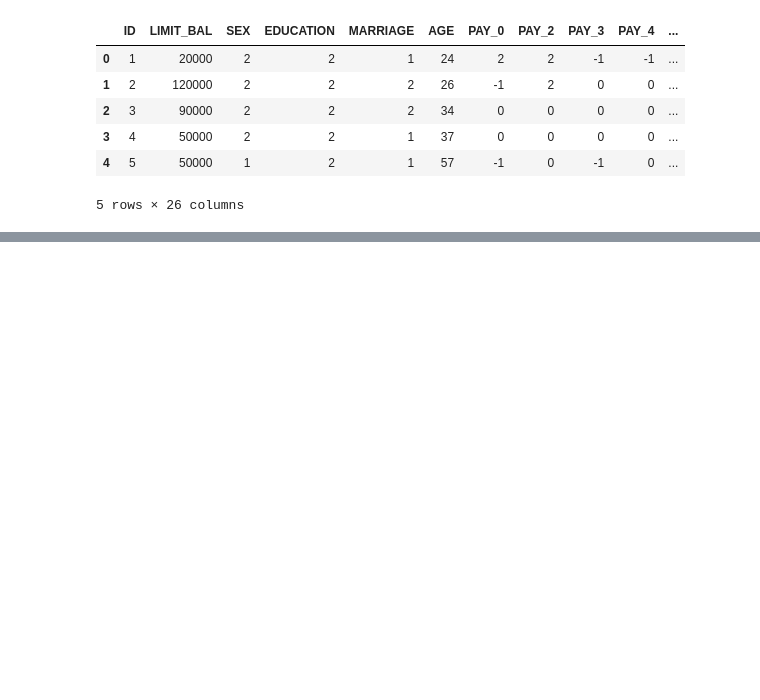
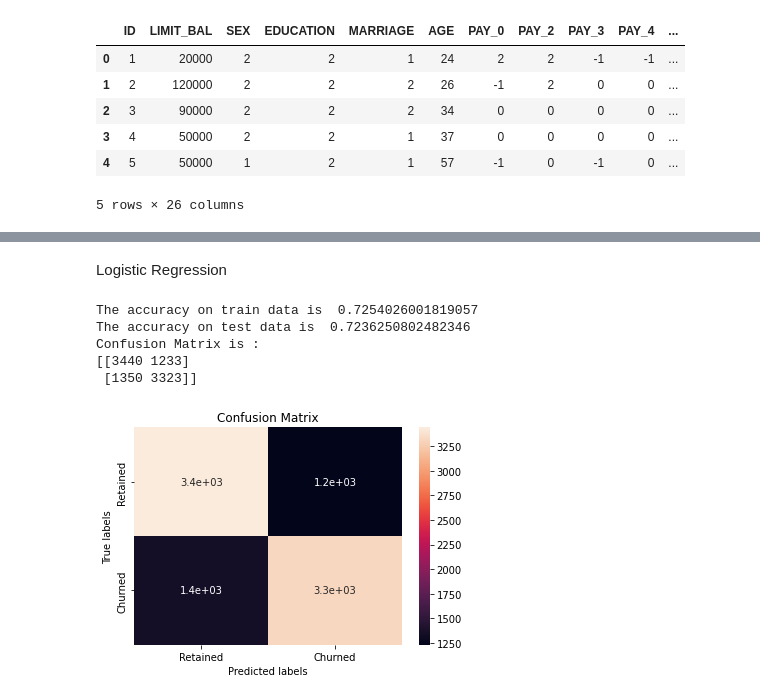
Before and after one commit to MiteshBhanushali/Credit-Card-Default, a Jupyter notebook: Copy_of_Credit_Card_Default_Prediction_Capstone_Project.ipynb, the cells around one changed output, grey strips where cells are left out. Saved outputs shown, nothing was run; the diff lists cells and outputs as text; code cells hidden in the pictures; blank space fills up the shorter version.

```diff
--- a/Copy_of_Credit_Card_Default_Prediction_Capstone_Project.ipynb
+++ b/Copy_of_Credit_Card_Default_Prediction_Capstone_Project.ipynb
@@ -390,0 +469,46 @@ df_final.AGE  = df_final.AGE.astype("int64")
+# %%
+num_column=['LIMIT_BAL','AGE','BILL_AMT1','BILL_AMT2','BILL_AMT3','BILL_AMT4','BILL_AMT5','BILL_AMT6','PAY_AMT1','PAY_AMT2','PAY_AMT3','PAY_AMT4','PAY_AMT5','PAY_AMT6']
+# %%
+from sklearn.preprocessing import StandardScaler
+for i in num_column:
+  scl = StandardScaler().fit(x_train_sm[[i]])     # fit on training data columns
+  x_train_sm[i] = scl.transform(x_train_sm[[i]]) # transform the training data columns
+  x_test_sm[i] = scl.transform(x_test_sm[[i]])   # transform the testing data columns
+# %% [markdown]
+Logistic Regression
+# %%
+from sklearn.linear_model import LogisticRegression
+clf = LogisticRegression(fit_intercept=True, max_iter=10000)
+# %%
+def print_accuracy(model,x_train_sm,x_test_sm):
+  #Fitting the model
+  model.fit(x_train_sm, y_train_sm)
+  # Get the predicted classes
+  train_class_preds = clf.predict(x_train_sm)
+  test_class_preds = clf.predict(x_test_sm)
+  # Get the accuracy scores
+  train_accuracy = accuracy_score(train_class_preds,y_train_sm)
+  test_accuracy = accuracy_score(test_class_preds,y_test_sm)
+  print("The accuracy on train data is ", train_accuracy)
+  print("The accuracy on test data is ", test_accuracy)
+  print('Confusion Matrix is :')
+  cm = confusion_matrix(y_test_sm, test_class_preds)
+  print(cm)
+  ax= plt.subplot()
+  sns.heatmap(cm, annot=True, ax = ax) #annot=True to annotate cells
+  # labels, title and ticks
+  labels = ['Retained', 'Churned']
+  ax.set_xlabel('Predicted labels')
+  ax.set_ylabel('True labels')
+  ax.set_title('Confusion Matrix')
+  ax.xaxis.set_ticklabels(labels)
+  ax.yaxis.set_ticklabels(labels)
+# %%
+print_accuracy(clf,x_train_sm,x_test_sm)
+# %% [output]
+The accuracy on train data is  0.7254026001819057
+The accuracy on test data is  0.7236250802482346
+Confusion Matrix is :
+[[3440 1233]
+ [1350 3323]]
+[figure, added]
```
Also changed, not shown: parts of 17 cells of this notebook.
